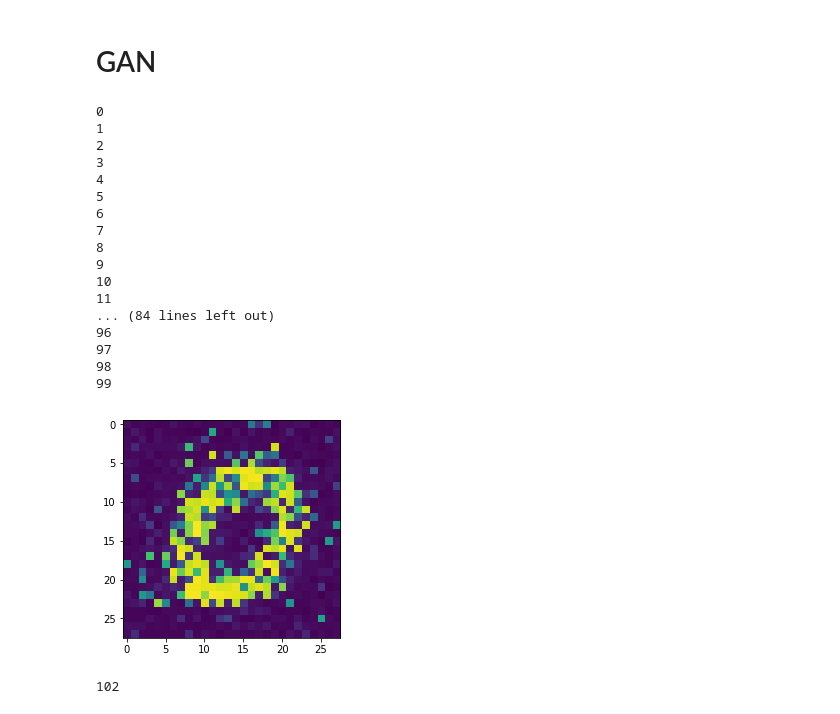
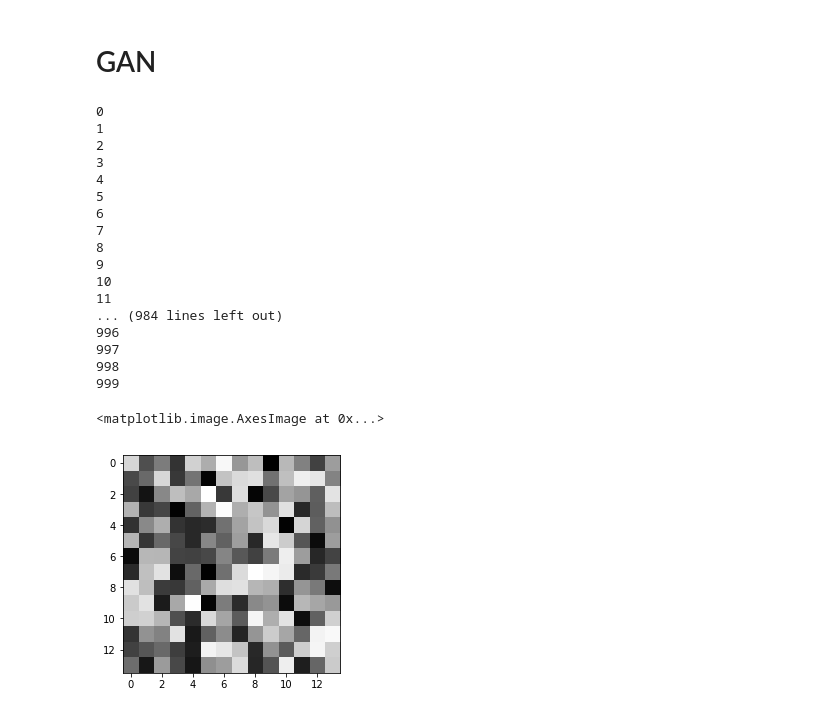
Before and after one commit to wakoki/himatsubushi, a Jupyter notebook: GAN.ipynb, the cells around one changed output. Cells and saved outputs as stored; diff of their text form; code cells hidden in the pictures.

```diff
--- a/GAN.ipynb
+++ b/GAN.ipynb
@@ -128,12 +128,12 @@ file_writer = tf.summary.FileWriter(logdir, tf.get_default_graph())
 with tf.Session() as sess:
     init.run()
     noise = generate_base(n_g_inputs, d_batch_size * iteration * n_epochs).eval()
-    X5_train = tf.cast(X5_train, tf.float32).eval()
+    X_0_train = tf.cast(X_0_train, tf.float32).eval()
     for epoch in range(n_epochs):
         for itr in range(iteration):
             if itr % 2 == 0:
                 d_noise1 = minibatch(noise, d_batch_size)
-                X1 = minibatch(X5_train, d_batch_size)
+                X1 = minibatch(X_0_train, d_batch_size)
                 sess.run(d_training_op, feed_dict={g_X: d_noise1, MNIST_X: X1, n_batchies: d_batch_size})
 
             g_noise1 = minibatch(noise, g_batch_size)
@@ -144,11 +144,7 @@ with tf.Session() as sess:
         list.append(g_output.eval(feed_dict={g_X: append_noise}))
 
         print(epoch)
-    finish_noise = generate_base(n_g_inputs, 1).eval()
-    list.append(finish_noise)
-    finish_generated = g_output.eval(feed_dict={g_X: finish_noise})
-    list.append(finish_generated)
-    plt.imshow(finish_generated.reshape(28, 28))
+    list.append(noise[0])
 # %% [output]
 0
 1
@@ -162,13 +158,13 @@ with tf.Session() as sess:
 9
 10
 11
-... (84 lines left out)
-96
-97
-98
-99
+... (984 lines left out)
+996
+997
+998
+999
-[figure, removed]
-# %%
-len(list)
-# %% [output]
-102
+# %%
+plt.imshow(list[len(list) - 1].reshape(14, 14), cmap='gray')
+# %% [output]
+<matplotlib.image.AxesImage at 0x...>
+[figure, added]
```
Also changed, not shown: parts of 12 cells of this notebook.
